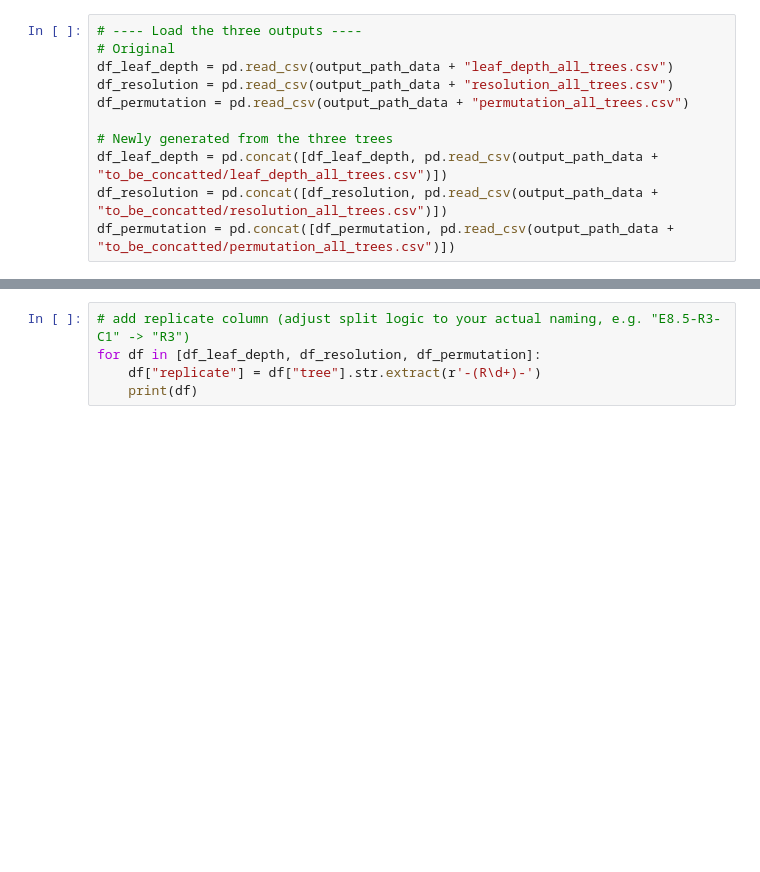
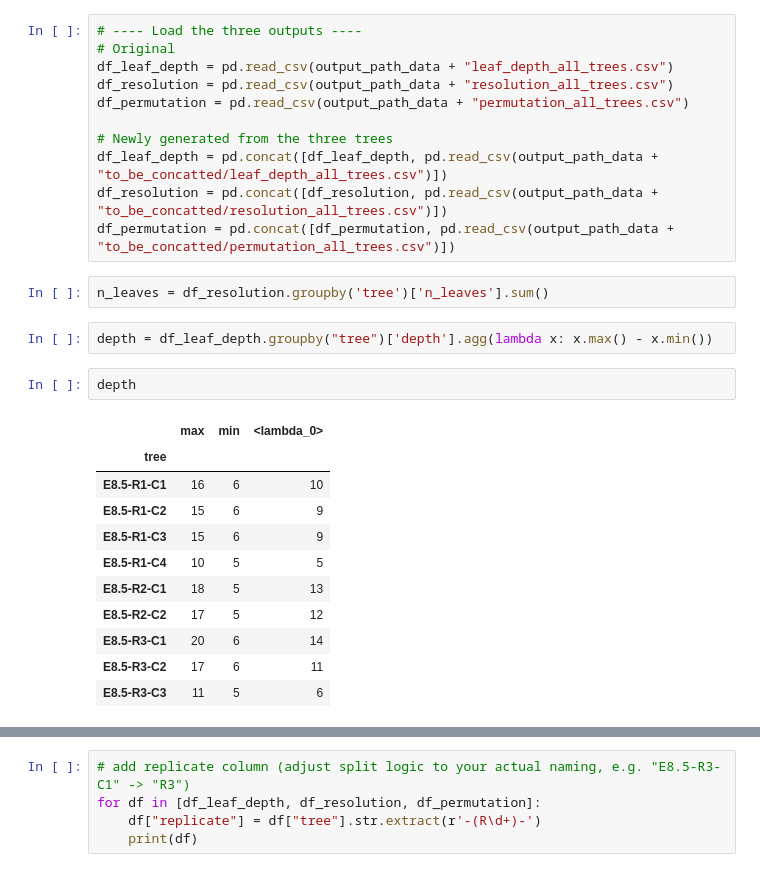
Before and after one commit to Oiya861028/Lineage_Tree_Construction, a Jupyter notebook: Cardiac_Analysis/Tree_Analysis_notebooks/celltype_depth_correlation_analysis.ipynb, the cells around one changed output, grey strips where cells are left out. Saved outputs shown, nothing was run; the diff lists cells and outputs as text; blank space fills up the shorter version.

```diff
--- a/Cardiac_Analysis/Tree_Analysis_notebooks/celltype_depth_correlation_analysis.ipynb
+++ b/Cardiac_Analysis/Tree_Analysis_notebooks/celltype_depth_correlation_analysis.ipynb
@@ -27,3 +27,21 @@ df_permutation = pd.read_csv(output_path_data + "permutation_all_trees.csv")
 df_leaf_depth = pd.concat([df_leaf_depth, pd.read_csv(output_path_data + "to_be_concatted/leaf_depth_all_trees.csv")])
 df_resolution = pd.concat([df_resolution, pd.read_csv(output_path_data + "to_be_concatted/resolution_all_trees.csv")])
 df_permutation = pd.concat([df_permutation, pd.read_csv(output_path_data + "to_be_concatted/permutation_all_trees.csv")])
+# %%
+n_leaves = df_resolution.groupby('tree')['n_leaves'].sum()
+# %%
+depth = df_leaf_depth.groupby("tree")['depth'].agg(lambda x: x.max() - x.min())
+# %%
+depth
+# %% [output]
+|  | max | min | <lambda_0> |
+| tree |  |  |  |
+| E8.5-R1-C1 | 16 | 6 | 10 |
+| E8.5-R1-C2 | 15 | 6 | 9 |
+| E8.5-R1-C3 | 15 | 6 | 9 |
+| E8.5-R1-C4 | 10 | 5 | 5 |
+| E8.5-R2-C1 | 18 | 5 | 13 |
+| E8.5-R2-C2 | 17 | 5 | 12 |
+| E8.5-R3-C1 | 20 | 6 | 14 |
+| E8.5-R3-C2 | 17 | 6 | 11 |
+| E8.5-R3-C3 | 11 | 5 | 6 |
```
Also changed, not shown: parts of 3 cells of this notebook.
